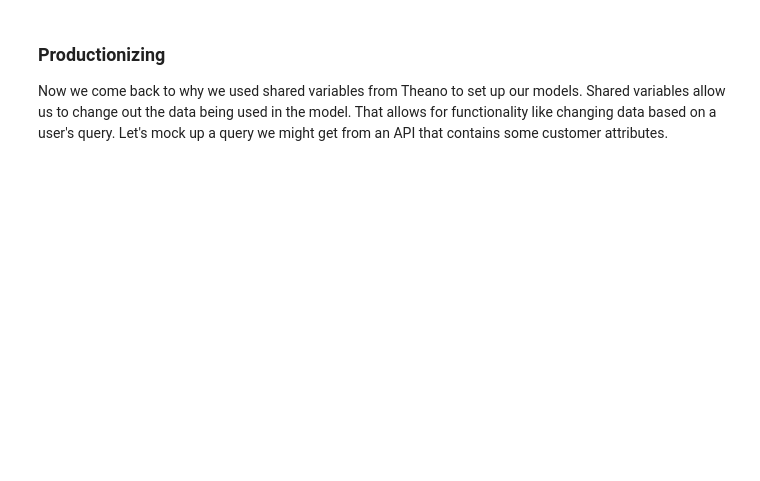
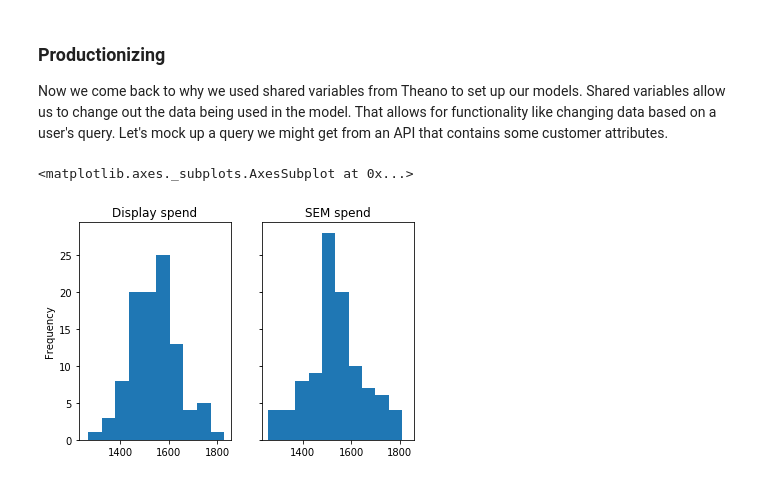
Before and after one commit to moocarme/pydata_2018, a Jupyter notebook: bayes_spend_tutorial.ipynb, the cells around one changed output. Drawn from its saved outputs; the diff is of its cells as text; code cells hidden in the pictures; blank space fills up the shorter version.

Commit message:
final notebook and shortened data

```diff
--- a/bayes_spend_tutorial.ipynb
+++ b/bayes_spend_tutorial.ipynb
@@ -292,8 +322,23 @@ There are a number of ways to test how different these sample distributions are
 # %% [markdown]
 ### Productionizing
 Now we come back to why we used shared variables from Theano to set up our models.  Shared variables allow us to change out the data being used in the model.  That allows for functionality like changing data based on a user's query.  Let's mock up a query we might get from an API that contains some customer attributes.
+# %%
+# copy original shared data
+original_shared = deepcopy(shared_vars)
+# %%
+def run_query(query_json):
+    # subsetting data to customers specified in query
+    subset_data = campaign_data.query('&'.join(["({}=='{}')".format(k,v) for k,v in customer_query.items()]))
+    for c in shared_vars.keys():
+        shared_vars[c].set_value(original_shared[c].get_value()[subset_data.index])
+    # run ppcs
+    query_ppcs = pm.sample_ppc(trace_dict[selected_model], model=model_dict[selected_model], samples=100)['y']
+    # create data for histogram
+    ppc_series = pd.Series(np.median(query_ppcs, axis=1)).copy(deep=True)
+    # converting to dollars (simple transformation)
+    ppc_series = np.exp(ppc_series)
+    return(ppc_series)
 # %%
 # mocking a customer query
-customer_query = {'product':'Display', 'region':'northeast', 'size':'size_less_50'}
-# subsetting data to customers specified in query
-subset_data = campaign_data.query('&'.join(["({}=='{}')".format(k,v) for k,v in customer_query.items()]))
+customer_query = {'product':'Display', 'region':'northeast', 'industry': 'fullservice_restaurants'}
+display_ppc = run_query(customer_query)
@@ -305,5 +345,11 @@ query_ppcs = pm.sample_ppc(trace_dict[selected_model], model=model_dict[selected
 # %%
 # now what if that customer was interested in SEM?
-customer_query = {'product':'SEM', 'region':'northeast', 'size':'size_less_50'}
-# subsetting data to customers specified in query
-subset_data = campaign_data.query('&'.join(["({}=='{}')".format(k,v) for k,v in customer_query.items()]))
+customer_query.update({'product':'SEM'})
+sem_ppc = run_query(customer_query)
+# %%
+fig, axs = plt.subplots(1, 2, sharey=True, sharex=True)
+display_ppc.plot(kind='hist', ax=axs[0], title='Display spend')
+sem_ppc.plot(kind='hist', ax=axs[1], title='SEM spend')
+# %% [output]
+<matplotlib.axes._subplots.AxesSubplot at 0x...>
+[figure, added]
```
Also changed, not shown: parts of 7 cells of this notebook, 1 other file.
